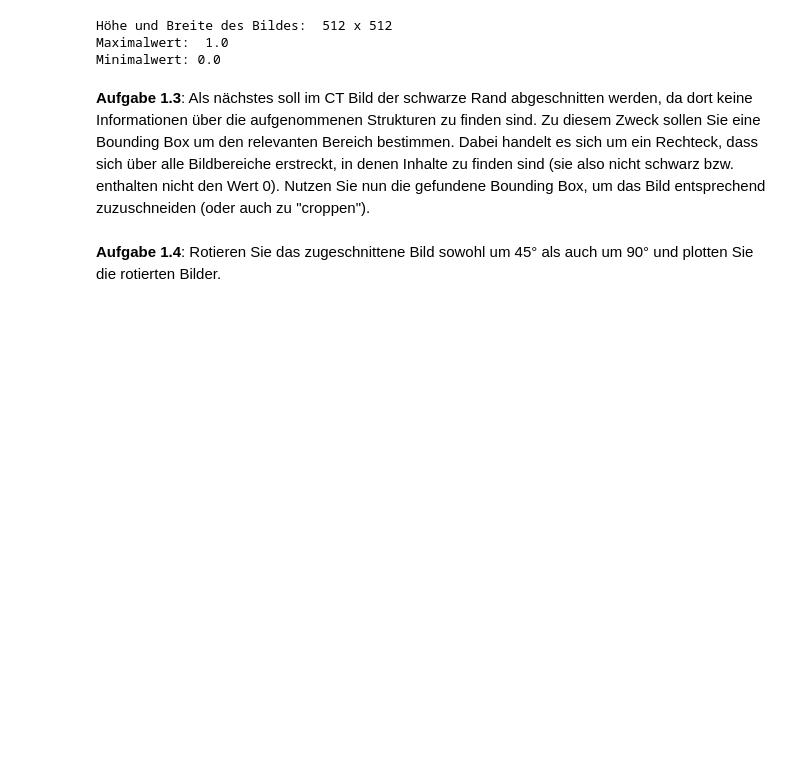
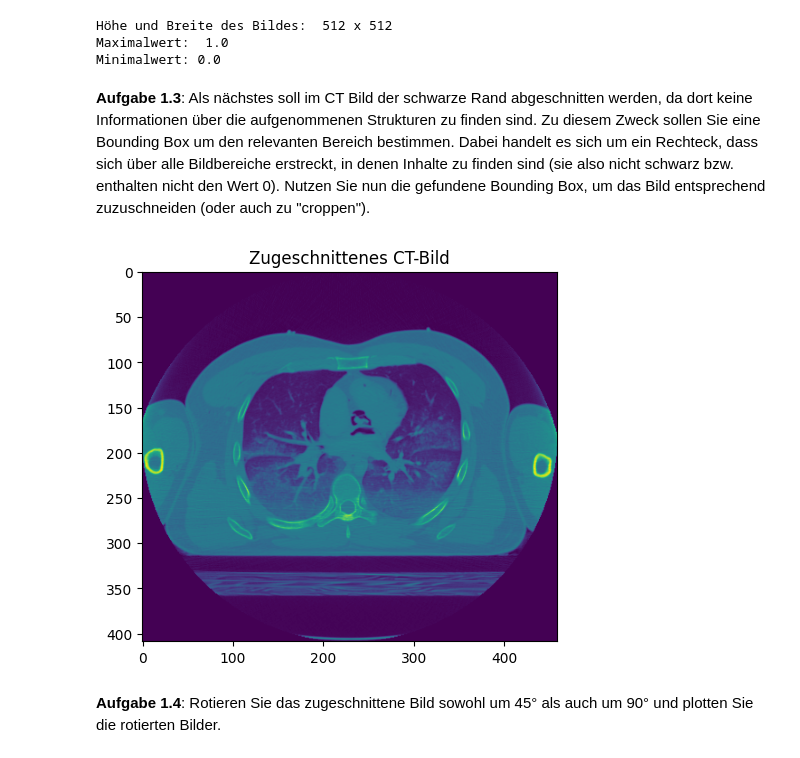
Before and after one commit to enji777/WiSe24-BV, a Jupyter notebook: Beleg 1/MBV - Bilddateien Bilddarstellung und Diskretisierung.ipynb, the cells around one changed output. Drawn from its saved outputs; the diff is of its cells as text; code cells hidden in the pictures; blank space fills up the shorter version.

```diff
--- a/Beleg 1/MBV - Bilddateien Bilddarstellung und Diskretisierung.ipynb
+++ b/Beleg 1/MBV - Bilddateien Bilddarstellung und Diskretisierung.ipynb
@@ -56,15 +56,27 @@ Minimalwert: 0.0
 # %% [markdown]
 **Aufgabe 1.3**: Als nächstes soll im CT Bild der schwarze Rand abgeschnitten werden, da dort keine Informationen über die aufgenommenen Strukturen zu finden sind. Zu diesem Zweck sollen Sie eine Bounding Box um den relevanten Bereich bestimmen. Dabei handelt es sich um ein Rechteck, dass sich über alle Bildbereiche erstreckt, in denen Inhalte zu finden sind (sie also nicht schwarz bzw. enthalten nicht den Wert 0). Nutzen Sie nun die gefundene Bounding Box, um das Bild entsprechend zuzuschneiden (oder auch zu "croppen").
 # %%
-# 1.3import matplotlib.pyplot as plt
+# 1.3
+import matplotlib.pyplot as plt
 import numpy as np
 
 ctScan = plt.imread("/Users/enji/Github/WiSe24-BV/Beleg 1/ct_image.png")
-hoehe, breite = ctScan.shape[:2]
-minWert = np.min(ctScan)
-maxWert = np.max(ctScan)
+y_coords, x_coords = np.where(ctScan != 0)
 
-ctScanAbstraktion =
+# Finde die äußersten Koordinaten in alle Richtungen
+top = y_coords.min()
+bottom = y_coords.max()
+left = x_coords.min()
+right = x_coords.max()
+
+# Schneide Rechteck aus
+ctScan_cropped = ctScan[top:bottom+1, left:right+1]
+
+plt.imshow(ctScan_cropped)
+plt.title("Zugeschnittenes CT-Bild")
+plt.show()
+# %% [output]
+[figure, added]
 # %% [markdown]
 **Aufgabe 1.4**: Rotieren Sie das zugeschnittene Bild sowohl um 45° als auch um 90° und plotten Sie die rotierten Bilder.
 # %%
```
